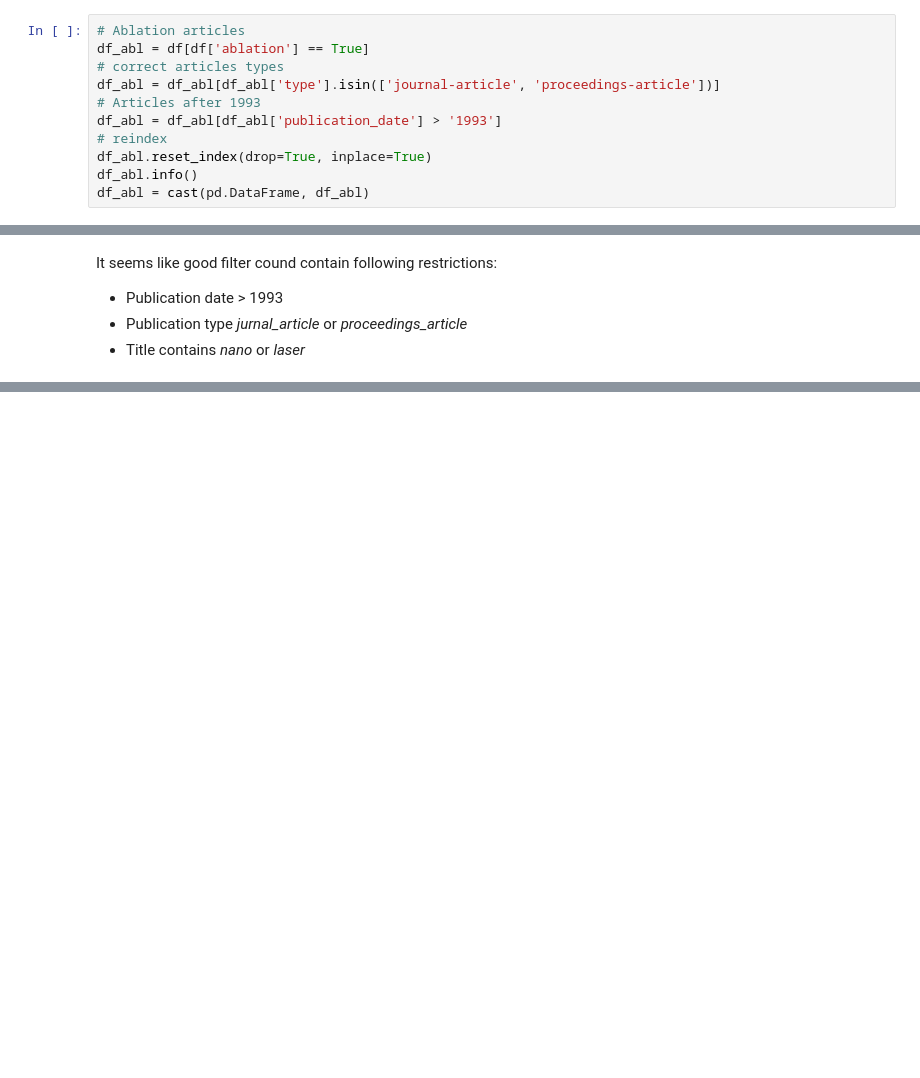
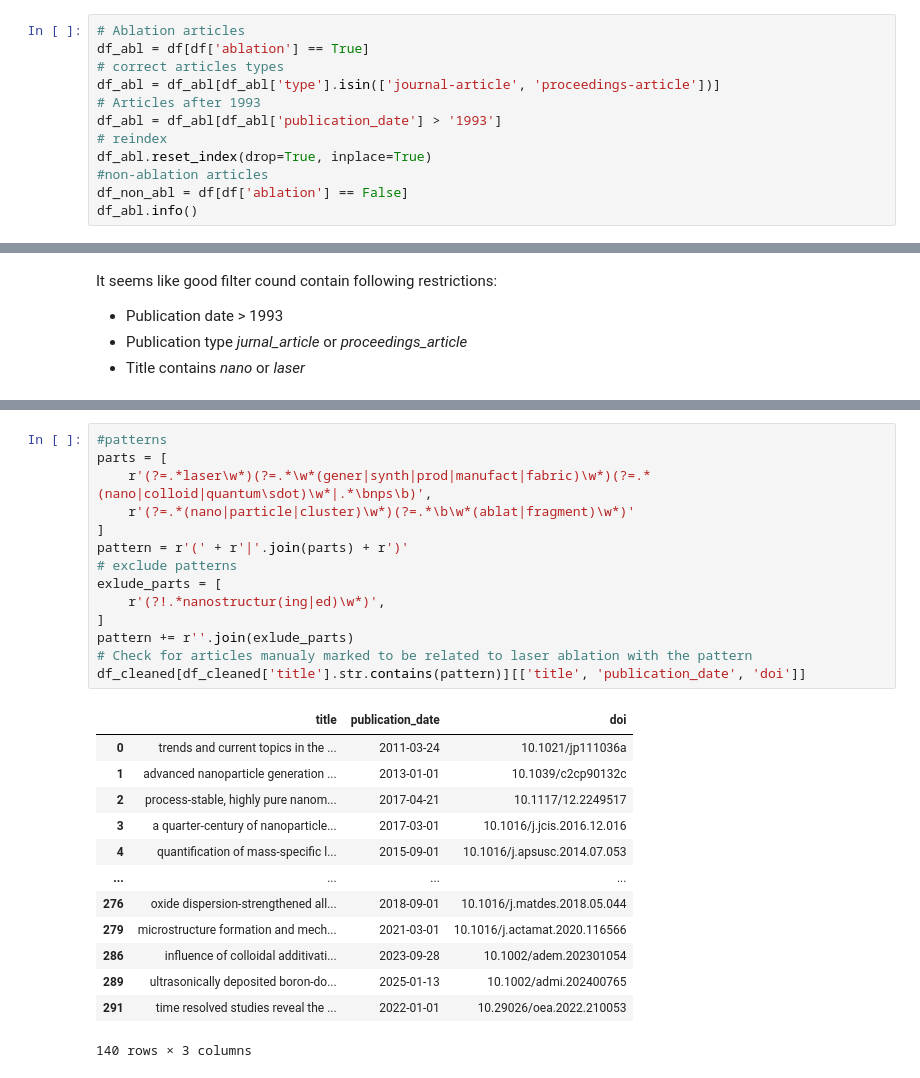
Before and after one commit to Kaldarinz/artfinder, a Jupyter notebook: crossref_base_analysis.ipynb, the cells around one changed output, grey strips where cells are left out. Cells and saved outputs as stored; diff of their text form; blank space fills up the shorter version.

Commit message:
regex filter for titles

```diff
--- a/crossref_base_analysis.ipynb
+++ b/crossref_base_analysis.ipynb
@@ -61,8 +61,9 @@ df_abl = df_abl[df_abl['type'].isin(['journal-article', 'proceedings-article'])]
 df_abl = df_abl[df_abl['publication_date'] > '1993']
 # reindex
 df_abl.reset_index(drop=True, inplace=True)
+#non-ablation articles
+df_non_abl = df[df['ablation'] == False]
 df_abl.info()
-df_abl = cast(pd.DataFrame, df_abl)
 # %% [output]
 <class 'pandas.core.frame.DataFrame'>
 RangeIndex: 292 entries, 0 to 291
@@ -173,0 +181,28 @@ It seems like good filter cound contain following restrictions:
+# %%
+#patterns
+parts = [
+    r'(?=.*laser\w*)(?=.*\w*(gener|synth|prod|manufact|fabric)\w*)(?=.*(nano|colloid|quantum\sdot)\w*|.*\bnps\b)',
+    r'(?=.*(nano|particle|cluster)\w*)(?=.*\b\w*(ablat|fragment)\w*)'
+]
+pattern = r'(' + r'|'.join(parts) + r')'
+# exclude patterns
+exlude_parts = [
+    r'(?!.*nanostructur(ing|ed)\w*)',
+]
+pattern += r''.join(exlude_parts)
+# Check for articles manualy marked to be related to laser ablation with the pattern
+df_cleaned[df_cleaned['title'].str.contains(pattern)][['title', 'publication_date', 'doi']]
+# %% [output]
+|  | title | publication_date | doi |
+| 0 | trends and current topics in the ... | 2011-03-24 | 10.1021/jp111036a |
+| 1 | advanced nanoparticle generation ... | 2013-01-01 | 10.1039/c2cp90132c |
+| 2 | process-stable, highly pure nanom... | 2017-04-21 | 10.1117/12.2249517 |
+| 3 | a quarter-century of nanoparticle... | 2017-03-01 | 10.1016/j.jcis.2016.12.016 |
+| 4 | quantification of mass-specific l... | 2015-09-01 | 10.1016/j.apsusc.2014.07.053 |
+| ... | ... | ... | ... |
+| 276 | oxide dispersion-strengthened all... | 2018-09-01 | 10.1016/j.matdes.2018.05.044 |
+| 279 | microstructure formation and mech... | 2021-03-01 | 10.1016/j.actamat.2020.116566 |
+| 286 | influence of colloidal additivati... | 2023-09-28 | 10.1002/adem.202301054 |
+| 289 | ultrasonically deposited boron‐do... | 2025-01-13 | 10.1002/admi.202400765 |
+| 291 | time resolved studies reveal the ... | 2022-01-01 | 10.29026/oea.2022.210053 |
+140 rows × 3 columns
```
Also changed, not shown: parts of 9 cells of this notebook, 3 other files.
